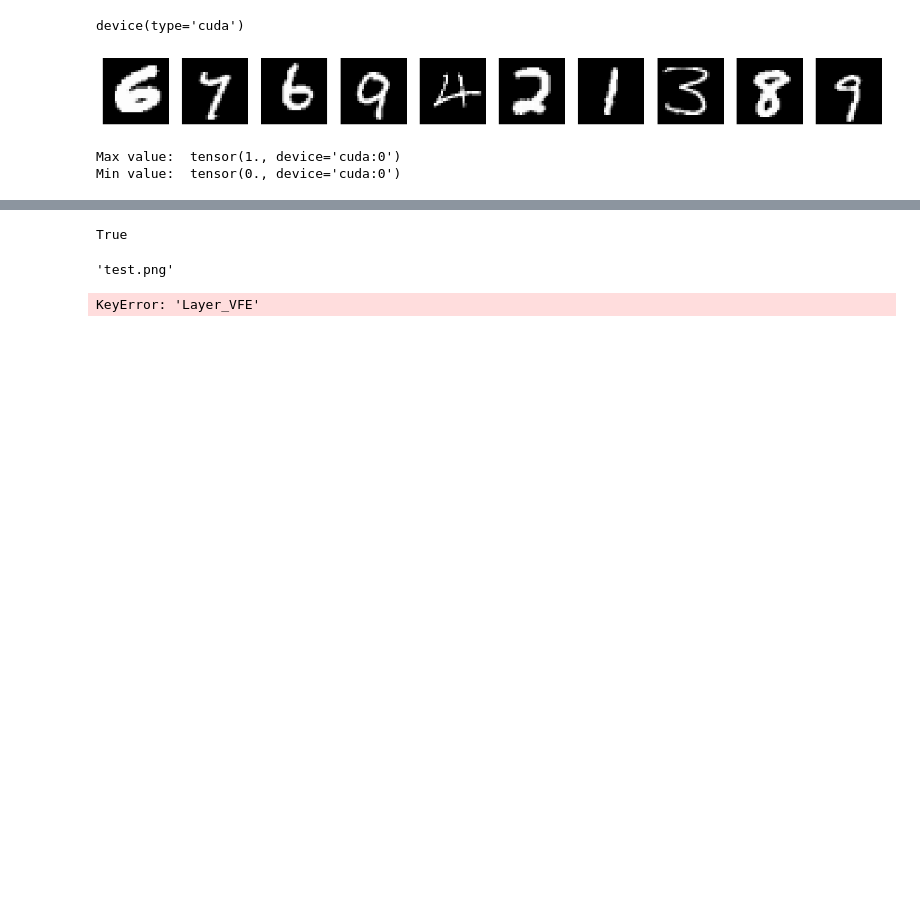
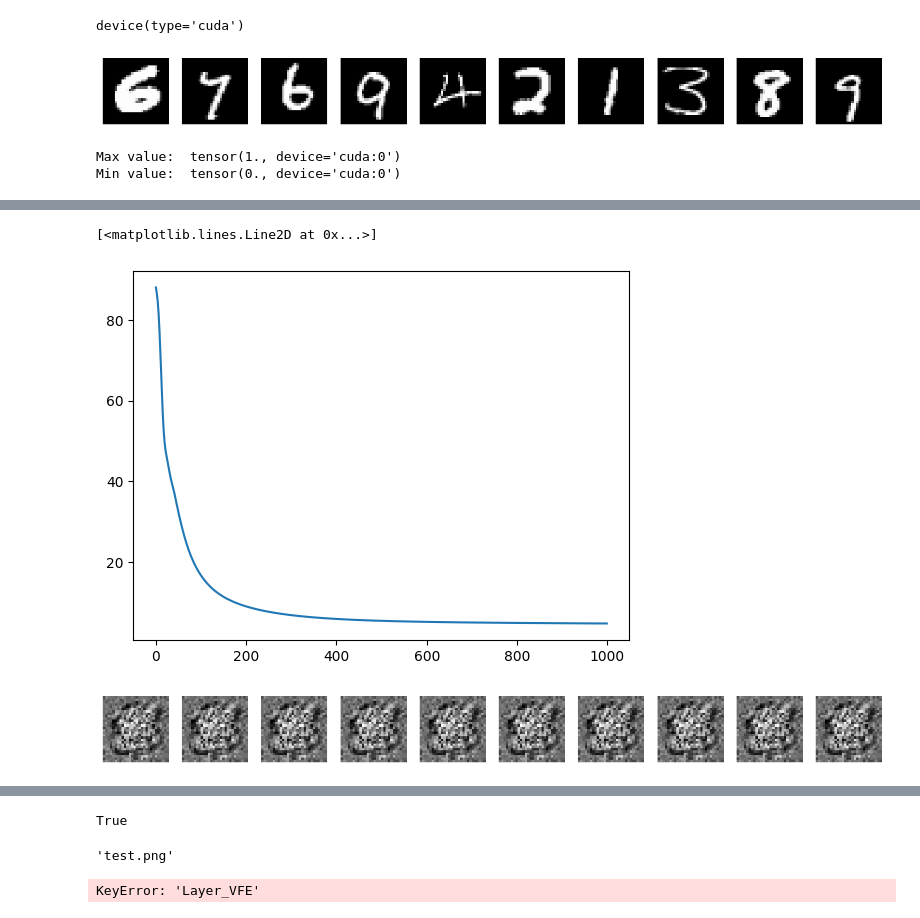
Before and after one commit to joeagriffith/pclib, a Jupyter notebook: examples/mnist/fc_iPC/unsupervised_deep.ipynb, the cells around one changed output, grey strips where cells are left out. Saved outputs shown, nothing was run; the diff lists cells and outputs as text; code cells hidden in the pictures; blank space fills up the shorter version.

```diff
--- a/examples/mnist/fc_iPC/unsupervised_deep.ipynb
+++ b/examples/mnist/fc_iPC/unsupervised_deep.ipynb
@@ -186,0 +116,45 @@ all_stats = {}
+# %%
+model = FCDPCN(
+    # sizes=[INPUT_SHAPE, 1024, 512, 512],
+    # precisions=[-9999, 4.0, 2.0, 7.0],
+    sizes=[INPUT_SHAPE, 128],
+    precisions=[1.0, 1.0],
+    bias=True,
+    symmetric=True,
+    actv_fn=F.relu,
+    steps=250,
+    gamma=0.001,
+    x_decay=0.0,
+    dropout=0.0,
+    has_top=False,
+).to(device)
+
+m_optimiser = torch.optim.AdamW(model.parameters(), lr=1e-3)
+x = train_dataset.transformed_images[:1000].flatten(1)
+gamma = torch.ones(x.shape[0]).to(device) * model.gamma
+state, x_optimiser = model.init_state(x, pin_obs=True)
+vfes = []
+for _ in range(1000):
+    m_optimiser.zero_grad()
+    model.step(state, x_optimiser, gamma)
+    m_optimiser.step()
+    with torch.no_grad():
+       vfes.append(model.vfe(state).item())
+
+plt.plot(vfes)
+# %% [output]
+[<matplotlib.lines.Line2D at 0x...>]
+[figure, added]
+# %%
+x = torch.randn(10, 784).to(device)
+_, state, _ = model(x, steps=1000)
+out = state[0]['x']
+
+# visualise output
+fig, axes = plt.subplots(1, 10, figsize=(15, 5))
+for i, ax in enumerate(axes):
+    ax.imshow(out[i].view(28, 28).cpu().detach(), cmap='gray')
+    ax.axis('off')
+plt.show()
+# %% [output]
+[figure, added]
```
Also changed, not shown: parts of 7 cells of this notebook, 7 other files.
